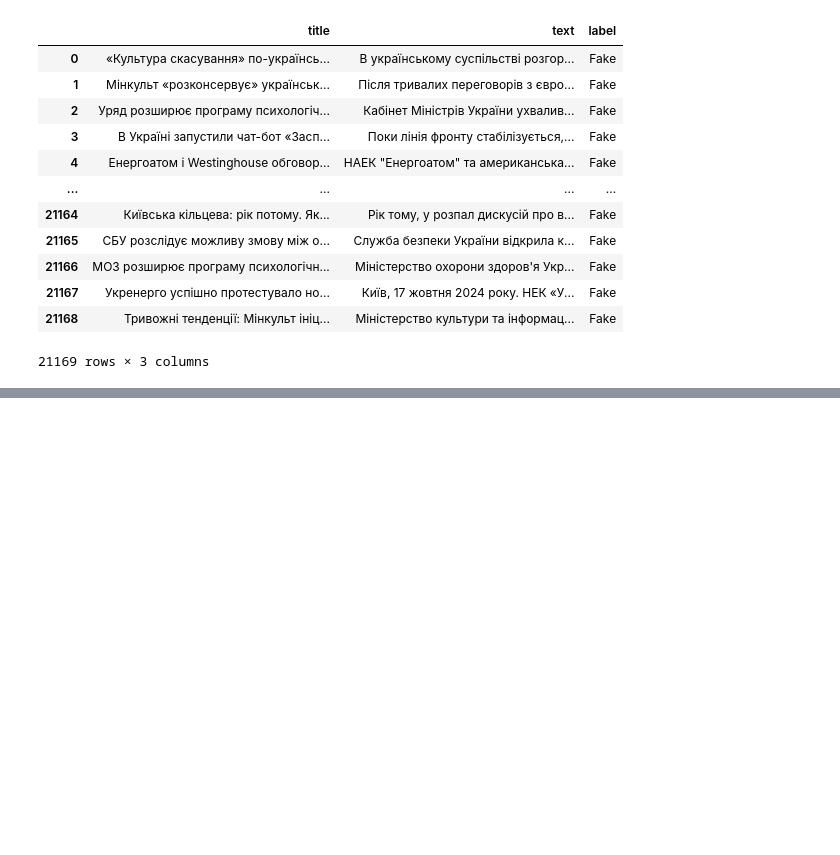
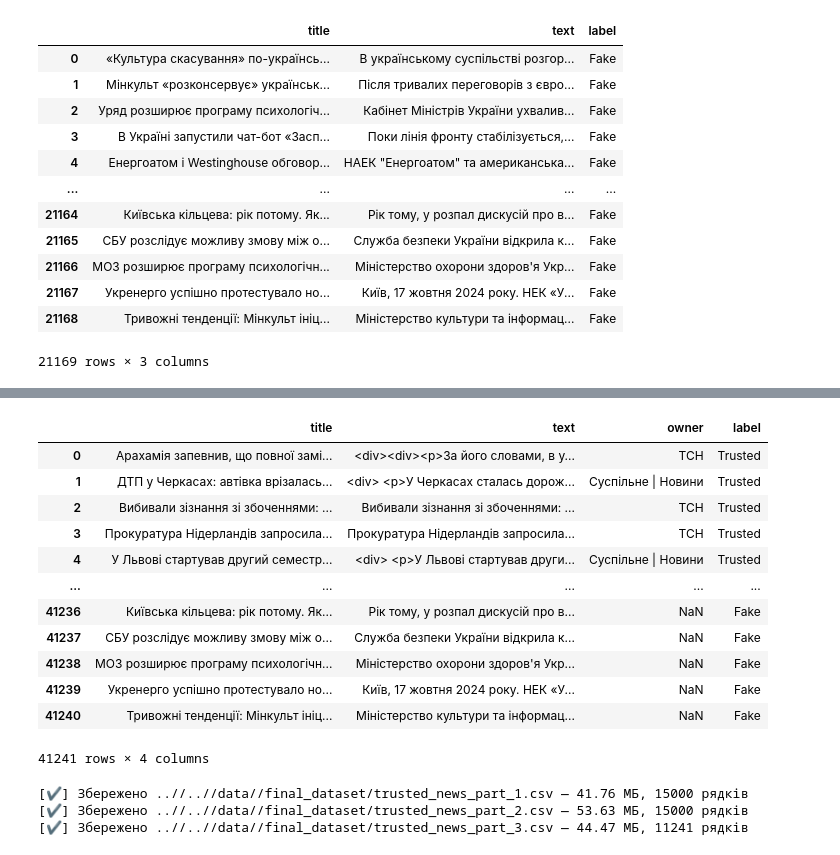
Before and after one commit to highbrow-228/Project-ML, a Jupyter notebook: source/other/combined_news.ipynb, the cells around one changed output, grey strips where cells are left out. Cells and saved outputs as stored; diff of their text form; code cells hidden in the pictures; blank space fills up the shorter version.

```diff
--- a/source/other/combined_news.ipynb
+++ b/source/other/combined_news.ipynb
@@ -100,0 +142,3 @@ df
+# %%
+df_2 = pd.read_csv(path_2)
+df_2
@@ -100,0 +159,20 @@ df
+# %%
+df_combined = pd.concat(
+    [df_1, df_2],
+    ignore_index=True
+)
+df_combined
+# %% [output]
+|  | title | text | owner | label |
+| 0 | Арахамія запевнив, що повної замі... | <div><div><p>За його словами, в у... | ТСН | Trusted |
+| 1 | ДТП у Черкасах: автівка врізалась... | <div> <p>У Черкасах сталась дорож... | Суспільне | Новини | Trusted |
+| 2 | Вибивали зізнання зі збоченнями: ... | Вибивали зізнання зі збоченнями: ... | ТСН | Trusted |
+| 3 | Прокуратура Нідерландів запросила... | Прокуратура Нідерландів запросила... | ТСН | Trusted |
+| 4 | У Львові стартував другий семестр... | <div> <p>У Львові стартував други... | Суспільне | Новини | Trusted |
+| ... | ... | ... | ... | ... |
+| 41236 | Київська кільцева: рік потому. Як... | Рік тому, у розпал дискусій про в... | NaN | Fake |
+| 41237 | СБУ розслідує можливу змову між о... | Служба безпеки України відкрила к... | NaN | Fake |
+| 41238 | МОЗ розширює програму психологічн... | Міністерство охорони здоров'я Укр... | NaN | Fake |
+| 41239 | Укренерго успішно протестувало но... | Київ, 17 жовтня 2024 року. НЕК «У... | NaN | Fake |
+| 41240 | Тривожні тенденції: Мінкульт ініц... | Міністерство культури та інформац... | NaN | Fake |
+41241 rows × 4 columns
@@ -100,0 +181,41 @@ df
+# %%
+import os
+import pandas as pd
+
+# Шлях до директорії збереження
+output_dir = "..//..//data//final_dataset"
+base_filename = "trusted_news_part"
+max_file_size_mb = 100
+max_file_size_bytes = max_file_size_mb * 1024 * 1024
+
+# Розділяємо на порції по рядках і записуємо
+chunk_size = 15_000  # Стартова кількість рядків на спробу, можна підібрати
+file_index = 1
+start = 0
+
+while start < len(df_combined):
+    end = start + chunk_size
+    temp_df = df_combined.iloc[start:end]
+
+    output_path = os.path.join(output_dir, f"{base_filename}_{file_index}.csv")
+    temp_df.to_csv(output_path, index=False, encoding='utf-8')
+
+    # Перевірка розміру файлу
+    file_size = os.path.getsize(output_path)
+
+    # Якщо файл більший за ліміт, зменшуємо chunk_size і пробуємо знову
+    while file_size > max_file_size_bytes and chunk_size > 1000:
+        chunk_size = int(chunk_size * 0.9)
+        end = start + chunk_size
+        temp_df = df_combined.iloc[start:end]
+        temp_df.to_csv(output_path, index=False, encoding='utf-8')
+        file_size = os.path.getsize(output_path)
+
+    print(f"[✔] Збережено {output_path} — {file_size / (1024*1024):.2f} МБ, {len(temp_df)} рядків")
+
+    start += chunk_size
+    file_index += 1
+# %% [output]
+[✔] Збережено ..//..//data//final_dataset/trusted_news_part_1.csv — 41.76 МБ, 15000 рядків
+[✔] Збережено ..//..//data//final_dataset/trusted_news_part_2.csv — 53.63 МБ, 15000 рядків
+[✔] Збережено ..//..//data//final_dataset/trusted_news_part_3.csv — 44.47 МБ, 11241 рядків
```
Also changed, not shown: parts of 5 cells of this notebook, 3 other files.
